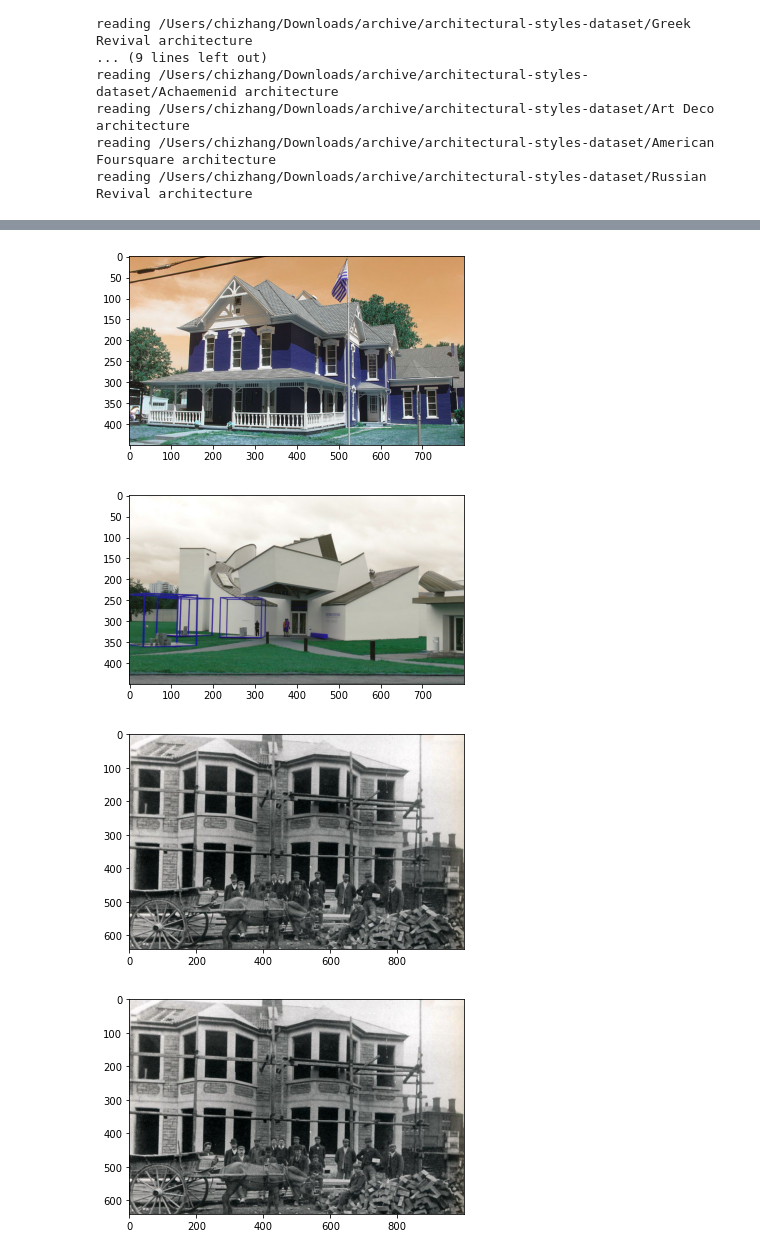
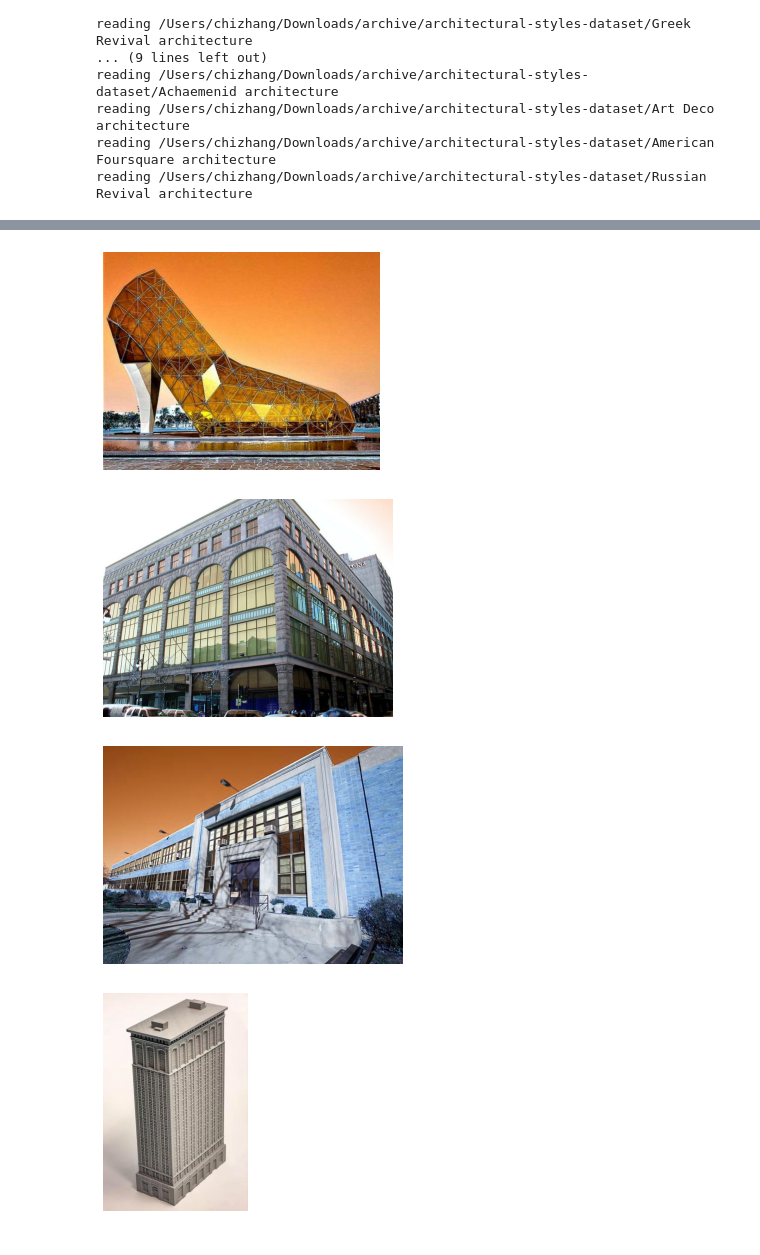
Before and after one commit to zhangchi9/ArchitectureFinder, a Jupyter notebook: Untitled.ipynb, the cells around one changed output, grey strips where cells are left out. Cells and saved outputs as stored; diff of their text form; code cells hidden in the pictures.

Commit message:
updated webapp

```diff
--- a/Untitled.ipynb
+++ b/Untitled.ipynb
@@ -8,7 +8,7 @@ import matplotlib.pyplot as plt
 from numpy import dot
 from numpy.linalg import norm
 # %%
-weigths_path = './pretrained/sketch_embedding.h5'
+weigths_path = '../pretrained/sketch_embedding.h5'
 embedding_model = load_model(weigths_path)
 # %% [output]
 WARNING:tensorflow:No training configuration found in save file: the model was *not* compiled. Compile it manually.
@@ -127,11 +108,15 @@ df
 # %%
-sketch_file = './ArchiFinder/sample_images/test_image3.png'
+sketch_file = './webapp/sample_images/test_image13.jpeg'
+#sketch_file = '../validation_image/Palladian architecture.png'
 embedding_vector = get_embeedings(sketch_file)
+df = pd.read_csv('../embeddings.csv')
 # %%
 similarity = []
 for i in range(len(df)):
     similarity.append(cosine_similarity(df.iloc[i,2:],embedding_vector))
 # %%
 df['similarity'] = similarity
+# %%
+df = df.drop_duplicates('similarity')
 # %%
-df = df.sort_values(by = 'similarity', ascending=False).iloc[:5,:]
+df = df.sort_values(by = 'similarity', ascending=False)
@@ -148,10 +129,11 @@ df
 # %%
-for i in range(5):
+for i in range(10):
     f = df.sort_values(by = 'similarity', ascending=False).iloc[i,1]
     plt.figure()
     plt.imshow(cv2.imread(f))
+    plt.axis('off')
 # %% [output]
-[figure, old version]
+[figure, new version]
-[figure, old version]
+[figure, new version]
-[figure, old version]
+[figure, new version]
-[figure, old version]
+[figure, new version]
```
Also changed, not shown: parts of 9 cells of this notebook, 14 other files.
